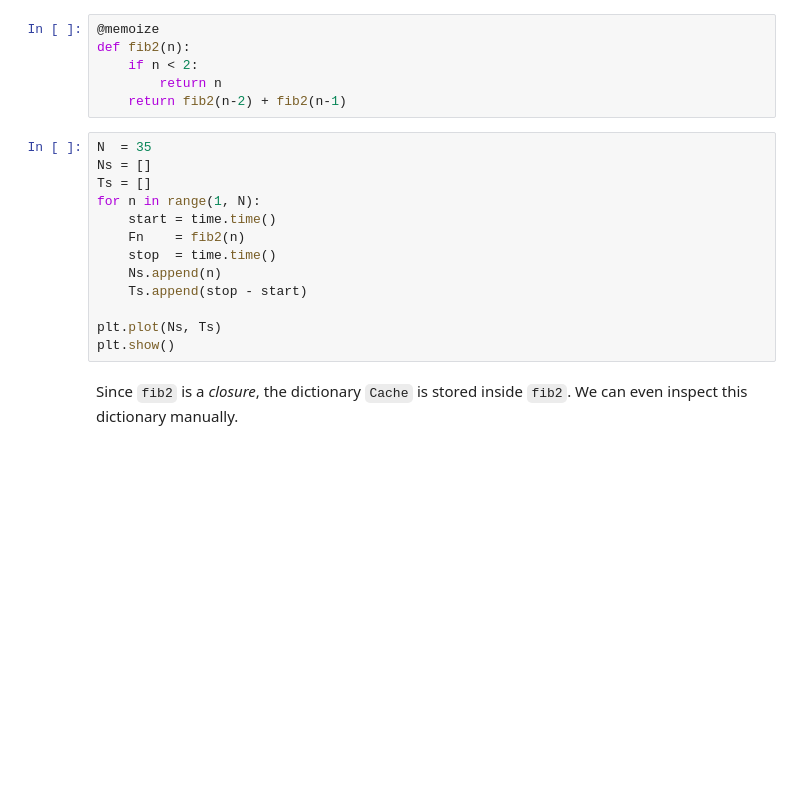
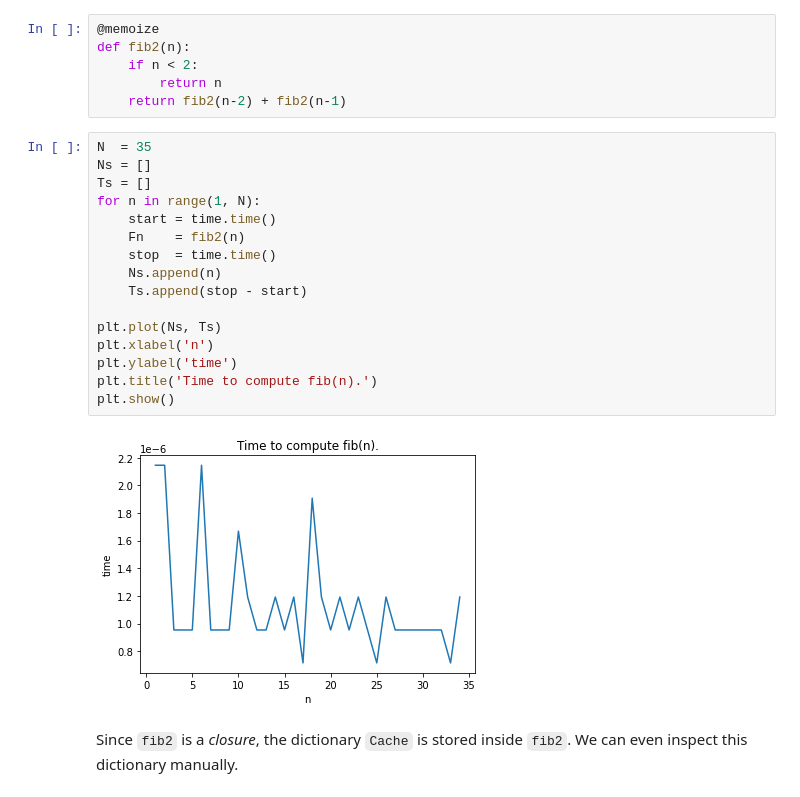
Before and after one commit to karlstroetmann/Artificial-Intelligence, a Jupyter notebook: Python/3 Games/Memoization.ipynb, the cells around one changed output. Cells and saved outputs as stored; diff of their text form; blank space fills up the shorter version.

```diff
--- a/Python/3 Games/Memoization.ipynb
+++ b/Python/3 Games/Memoization.ipynb
@@ -103,16 +156,21 @@ def fib2(n):
 # %%
 N  = 35
 Ns = []
 Ts = []
 for n in range(1, N):
     start = time.time()
     Fn    = fib2(n)
     stop  = time.time()
     Ns.append(n)
     Ts.append(stop - start)
 
 plt.plot(Ns, Ts)
+plt.xlabel('n')
+plt.ylabel('time')
+plt.title('Time to compute fib(n).')
 plt.show()
+# %% [output]
+[figure, added]
 # %% [markdown]
 Since `fib2` is a *closure*, the dictionary `Cache` is stored inside `fib2`.  We can even inspect this dictionary manually.
 # %%
```
Also changed, not shown: parts of 6 cells of this notebook.
